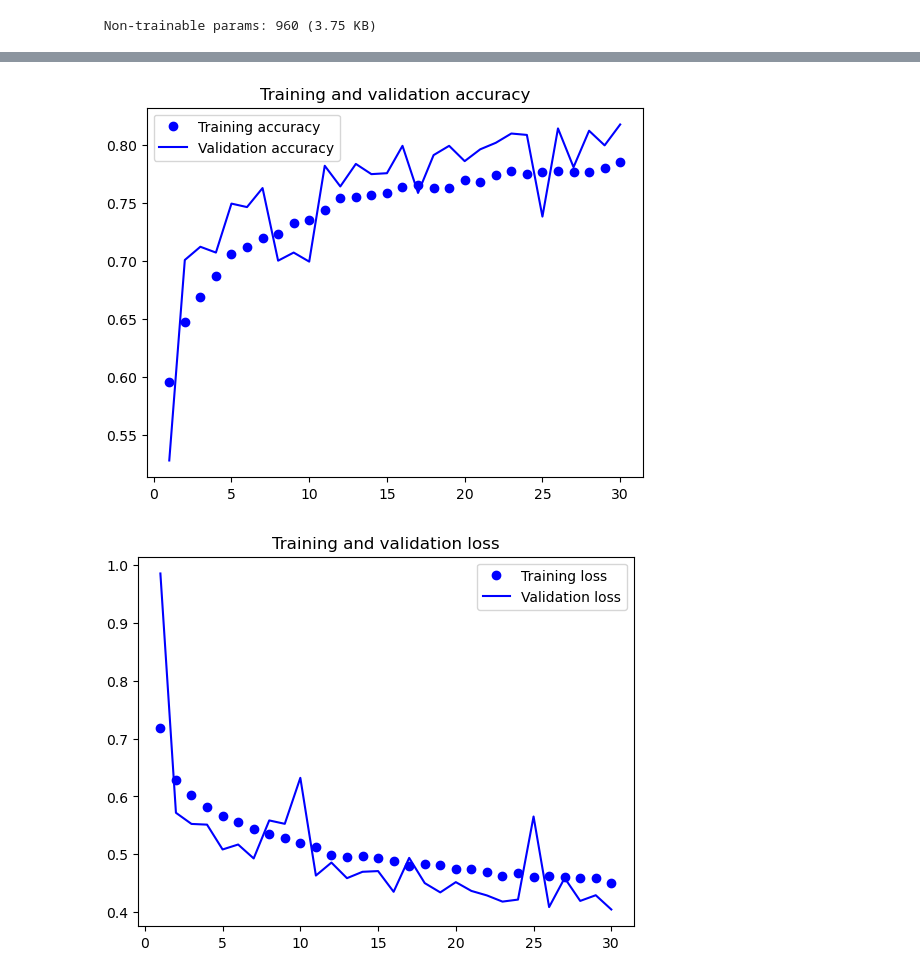
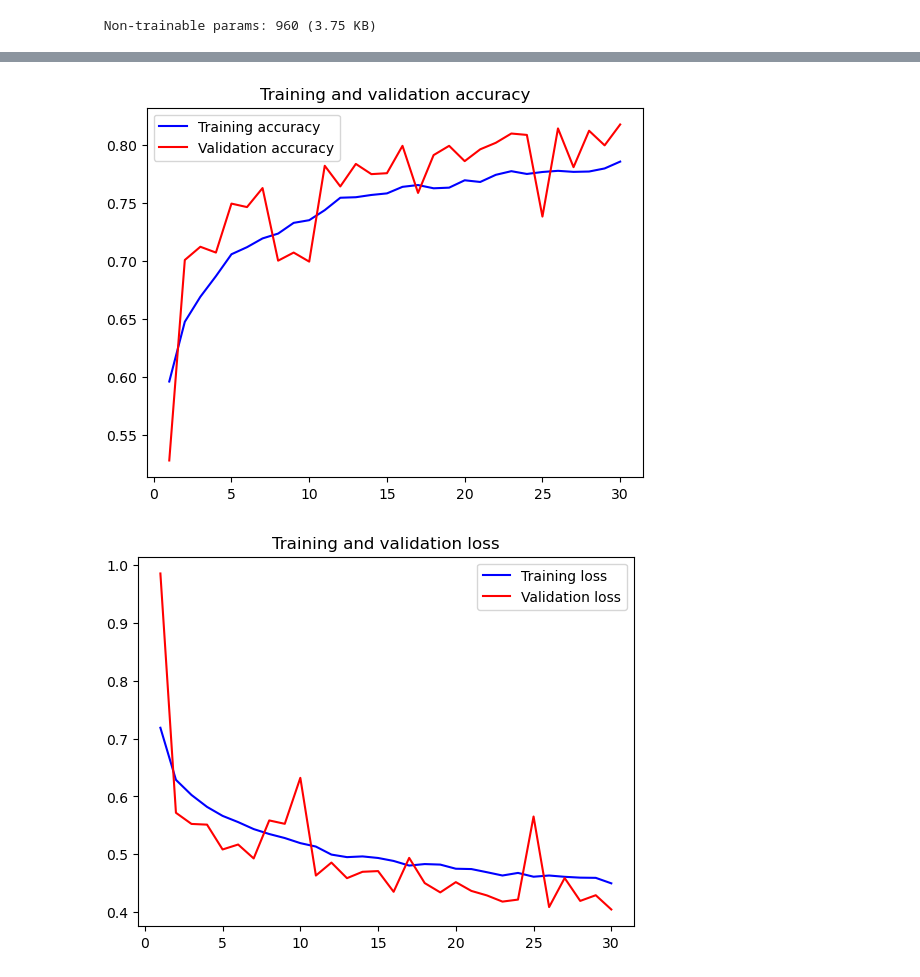
Before and after one commit to weber8875/cat-and-dogs, a Jupyter notebook: Cats and dogs.ipynb, the cells around one changed output, grey strips where cells are left out. Saved outputs shown, nothing was run; the diff lists cells and outputs as text; code cells hidden in the pictures.

```diff
--- a/Cats and dogs.ipynb
+++ b/Cats and dogs.ipynb
@@ -388,19 +390,19 @@ model.save('path_to_save_model/my_model.keras')
 # %%
 accuracy = history.history["accuracy"]
 val_accuracy = history.history["val_accuracy"]
 loss = history.history["loss"]
 val_loss = history.history["val_loss"]
 epochs = range(1, len(accuracy) + 1)
-plt.plot(epochs, accuracy, "bo", label="Training accuracy")
-plt.plot(epochs, val_accuracy, "b", label="Validation accuracy")
+plt.plot(epochs, accuracy, color='b', label="Training accuracy")
+plt.plot(epochs, val_accuracy, color='r', label="Validation accuracy")
 plt.title("Training and validation accuracy")
 plt.legend()
 plt.figure()
-plt.plot(epochs, loss, "bo", label="Training loss")
-plt.plot(epochs, val_loss, "b", label="Validation loss")
+plt.plot(epochs, loss, color='b', label="Training loss")
+plt.plot(epochs, val_loss, color='r', label="Validation loss")
 plt.title("Training and validation loss")
 plt.legend()
 plt.show()
 # %% [output]
-[figure, old version]
+[figure, new version]
-[figure, old version]
+[figure, new version]
```
Also changed, not shown: parts of 5 cells of this notebook.
